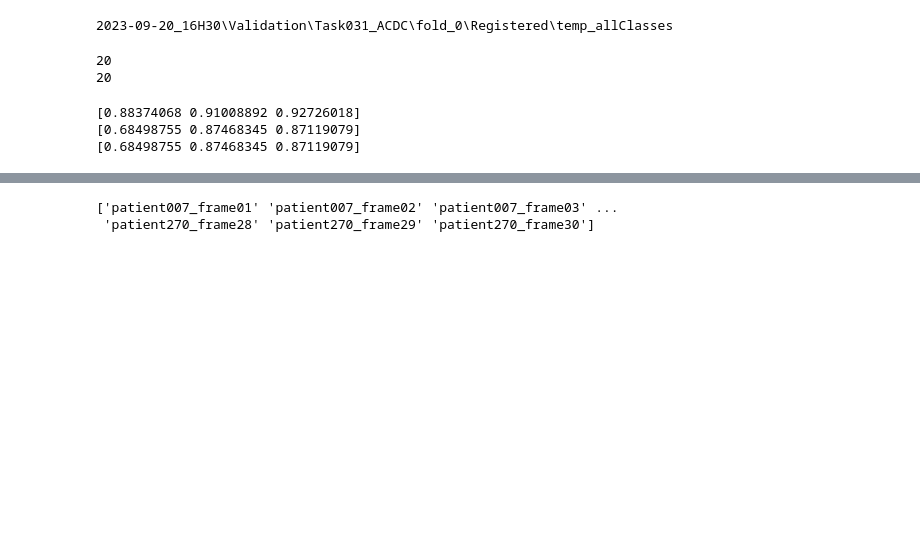
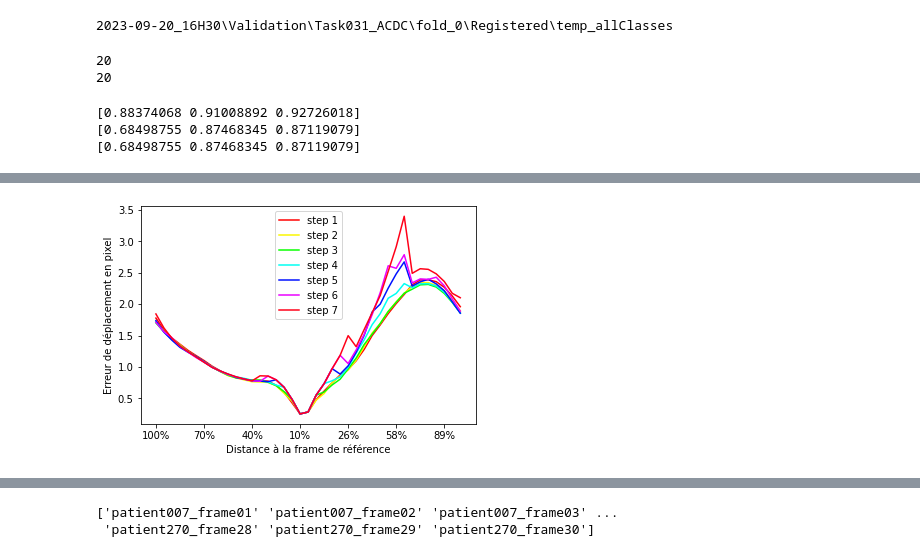
Before and after one commit to nicolas1805961/Cardiac-Segmentation-Optical-flow, a Jupyter notebook: nnunet/experiment.ipynb, the cells around one changed output, grey strips where cells are left out. Saved outputs shown, nothing was run; the diff lists cells and outputs as text; code cells hidden in the pictures; blank space fills up the shorter version.

```diff
--- a/nnunet/experiment.ipynb
+++ b/nnunet/experiment.ipynb
@@ -3311,0 +5956,13 @@ with open('list.txt', 'w') as f:
+# %%
+import os
+from glob import glob
+import nibabel as nib
+
+input_path = r'C:\Users\Portal\Documents\voxelmorph\2023-12-14_17H47\Task032_Lib\fold_0\Lib\val\Postprocessed\Registered'
+patient_dirs = next(os.walk(input_path))[1]
+
+for patient in patient_dirs:
+    path = glob(os.path.join(input_path, patient, '*.gz'))[0]
+    data = nib.load(path)
+    arr = data.get_fdata()
+    print(arr.shape)
@@ -3311,0 +5987,6 @@ with open('list.txt', 'w') as f:
+# %%
+import pickle
+
+with open(r'Lib_training_2\patient011\info_01.pkl', 'rb') as f:
+    data = pickle.load(f)
+    print(data)
@@ -3311,0 +6061,73 @@ with open('list.txt', 'w') as f:
+# %%
+from scipy import interpolate
+import json
+import numpy as np
+import matplotlib.pyplot as plt
+from matplotlib.ticker import FormatStrFormatter
+
+def get_cmap(n, name='hsv'):
+    '''Returns a function that maps each index in 0, 1, ..., n-1 to a distinct
+    RGB color; the keyword argument name must be a standard mpl colormap name.'''
+    return plt.cm.get_cmap(name, n)
+
+#with open(r'Loss_testings_Lib\2023-10-08_19H29\Validation\Task032_Lib\fold_0\Flow\validation_raw\summary.json', 'rb') as f:
+#    data = json.load(f)
+#    patient_data_list = data['all']
+
+data_list = []
+for i in range(1, 8):
+    with open(r"C:\Users\Portal\Documents\voxelmorph\2023-11-18_16H59\test_with_steps\step_" + str(i) + r"\Lib\val\Postprocessed\Flow\contour_metrics.json", 'rb') as f:
+        data = json.load(f)
+        patient_data_list = data['all']
+        data_list.append(patient_data_list)
+
+m = max([len(x['ENDO_mae']) for x in data_list[0]])
+
+y_new_list = [[] for i in range(len(data_list))]
+
+for idx, patient_data in enumerate(data_list):
+
+    for res_data in patient_data:
+
+        x = np.arange(0, len(res_data['ENDO_mae']))
+
+        y1_endo = res_data['ENDO_mae']
+        y1_epi = res_data['EPI_mae']
+        y1_rv = res_data['RV_mae']
+
+        y1 = np.stack([y1_endo, y1_epi, y1_rv], axis=0).mean(0)
+        f1 = interpolate.interp1d(x, y1)
+
+        x_new = np.linspace(0, len(res_data['ENDO_mae']) - 1, m)
+        y_new_1 = np.array(f1(x_new))
+
+        y_new_list[idx].append(y_new_1)
+
+y_list = [np.stack(x, axis=0).mean(0) for x in y_new_list]
+
+fig, ax = plt.subplots(1, 1)
+
+x1 = np.arange(1, len(y_list[0])//2 + 1)
+x2 = np.arange(len(y_list[0])//2 + 1, 0, step=-1)
+x1 = x1 / len(x1)
+x2 = x2 / len(x2)
+x = np.concatenate([x2, x1])
+
+ax.set_xticks(np.arange(len(y_list[0]))[::6])
+ax.set_xticklabels([f'{s:.0%}' for s in x[::6]])
+ax.set_xlabel('Distance à la frame de référence')
+ax.set_ylabel('Erreur de déplacement en pixel')
+
+print(len(x))
+print(len(x1))
+print(len(x2))
+print(x)
+
+cmap = get_cmap(len(y_list))
+
+for idx, y in enumerate(y_list):
+    y = np.roll(y, shift=len(y)//2)
+    print(len(y))
+    ax.plot(y, c=cmap(idx), label='step ' + str(idx + 1))
+ax.legend()
+# %% [output]
@@ -3311,0 +6152 @@ with open('list.txt', 'w') as f:
+[figure, added]
```
Also changed, not shown: parts of 105 cells of this notebook, 59 other files.
